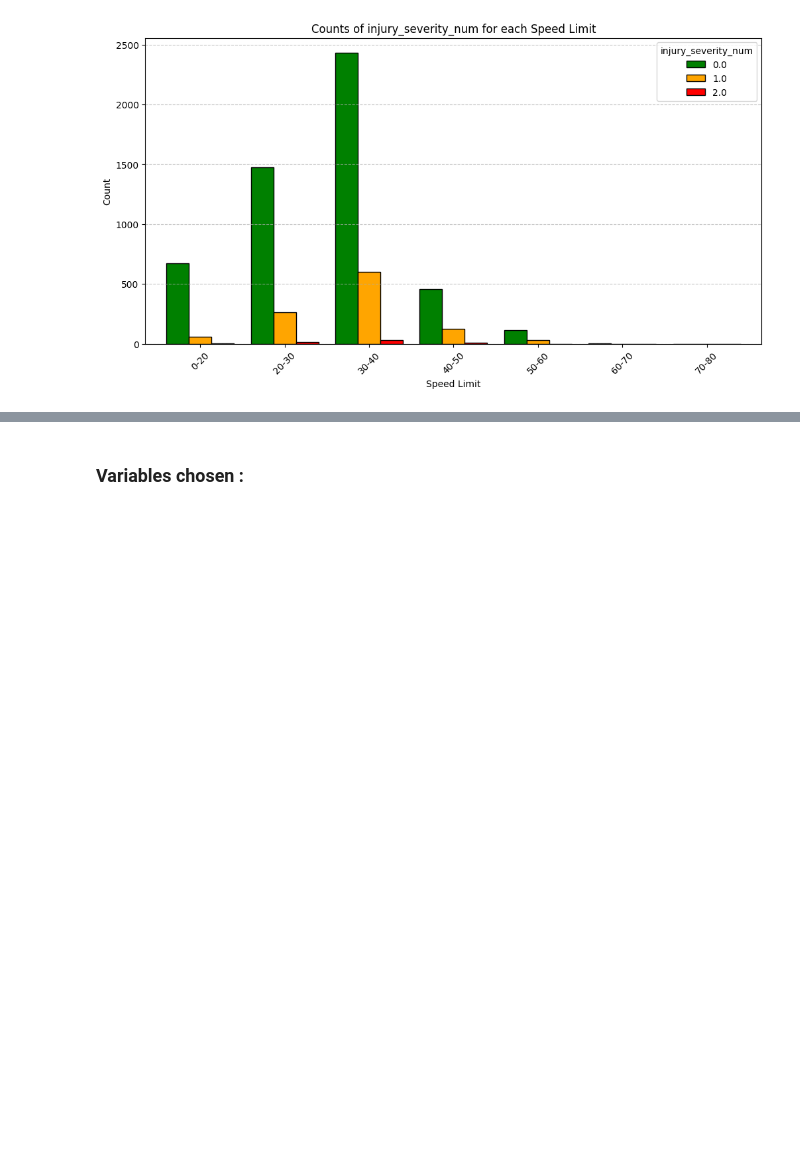
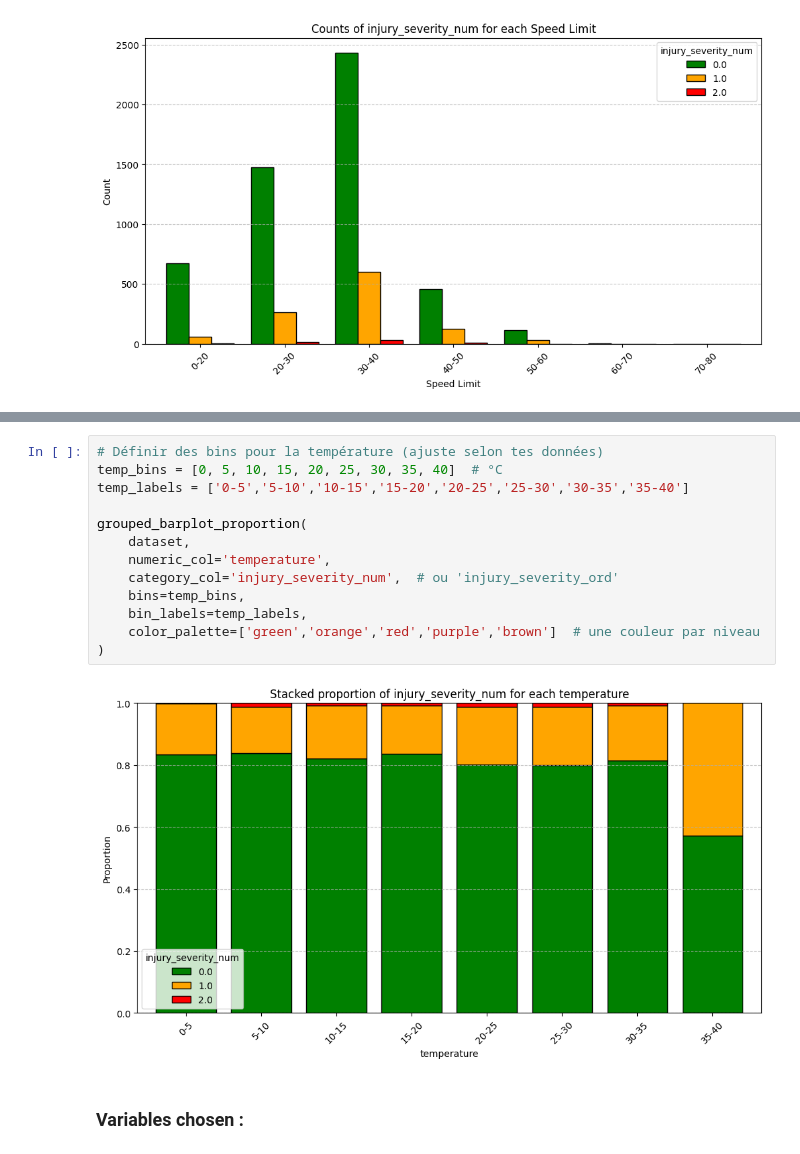
Before and after one commit to mathiasmoka/pyds25, a Jupyter notebook: First_regressions.ipynb, the cells around one changed output, grey strips where cells are left out. Drawn from its saved outputs; the diff is of its cells as text; blank space fills up the shorter version.

```diff
--- a/First_regressions.ipynb
+++ b/First_regressions.ipynb
@@ -361,3 +415,18 @@ grouped_barplot_proportion(
+# %%
+# Définir des bins pour la température (ajuste selon tes données)
+temp_bins = [0, 5, 10, 15, 20, 25, 30, 35, 40]  # °C
+temp_labels = ['0-5','5-10','10-15','15-20','20-25','25-30','30-35','35-40']
+
+grouped_barplot_proportion(
+    dataset,
+    numeric_col='temperature',
+    category_col='injury_severity_num',  # ou 'injury_severity_ord'
+    bins=temp_bins,
+    bin_labels=temp_labels,
+    color_palette=['green','orange','red','purple','brown']  # une couleur par niveau
+)
+# %% [output]
+[figure, added]
 # %% [markdown]
 ### Variables chosen :
 # %% [markdown]
```
Also changed, not shown: parts of 5 cells of this notebook.
